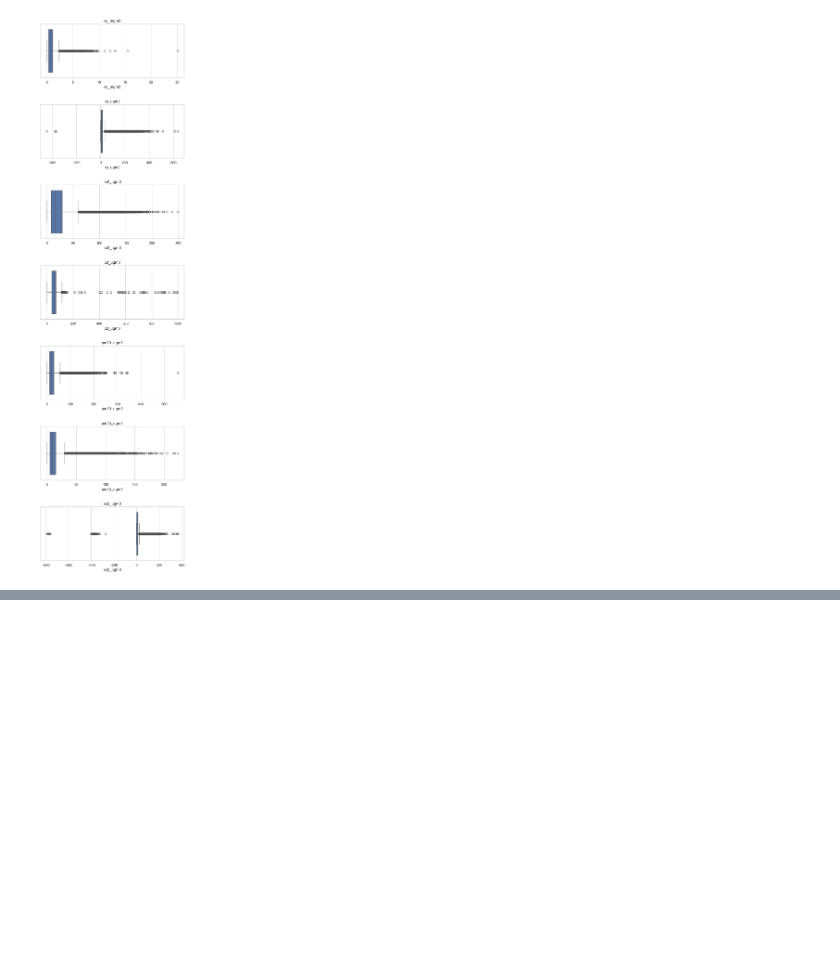
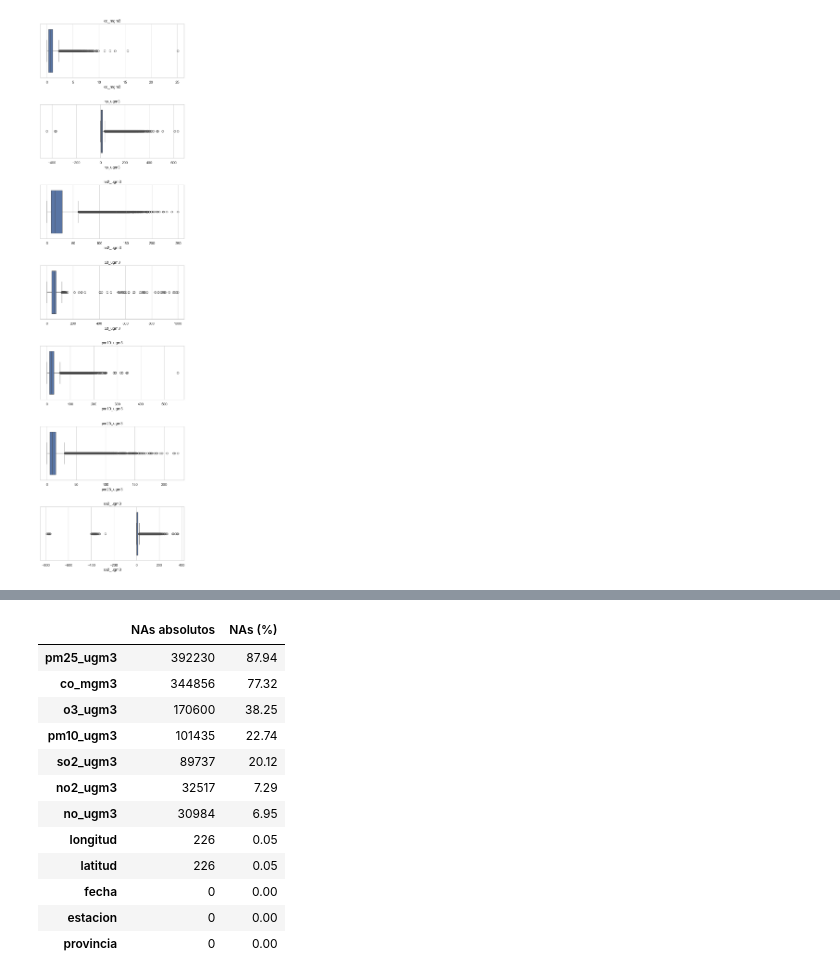
Before and after one commit to japinuela/Ejercicios-Repaso-Python-ML, a Jupyter notebook: Practica_Python-EDA.ipynb, the cells around one changed output, grey strips where cells are left out. Saved outputs shown, nothing was run; the diff lists cells and outputs as text; code cells hidden in the pictures; blank space fills up the shorter version.

```diff
--- a/Practica_Python-EDA.ipynb
+++ b/Practica_Python-EDA.ipynb
@@ -256,0 +261,23 @@ for i, col in enumerate(cols_num):
+# %%
+# Contar NAs en valor absoluto y porcentual
+na_counts = df.isna().sum().sort_values(ascending=False)
+na_percent = (df.isna().mean() * 100).round(2).sort_values(ascending=False)
+na_summary = pd.DataFrame({
+    'NAs absolutos': na_counts,
+    'NAs (%)': na_percent
+})
+display(na_summary)
+# %% [output]
+|  | NAs absolutos | NAs (%) |
+| pm25_ugm3 | 392230 | 87.94 |
+| co_mgm3 | 344856 | 77.32 |
+| o3_ugm3 | 170600 | 38.25 |
+| pm10_ugm3 | 101435 | 22.74 |
+| so2_ugm3 | 89737 | 20.12 |
+| no2_ugm3 | 32517 | 7.29 |
+| no_ugm3 | 30984 | 6.95 |
+| longitud | 226 | 0.05 |
+| latitud | 226 | 0.05 |
+| fecha | 0 | 0.00 |
+| estacion | 0 | 0.00 |
+| provincia | 0 | 0.00 |
```
Also changed, not shown: parts of 8 cells of this notebook.
